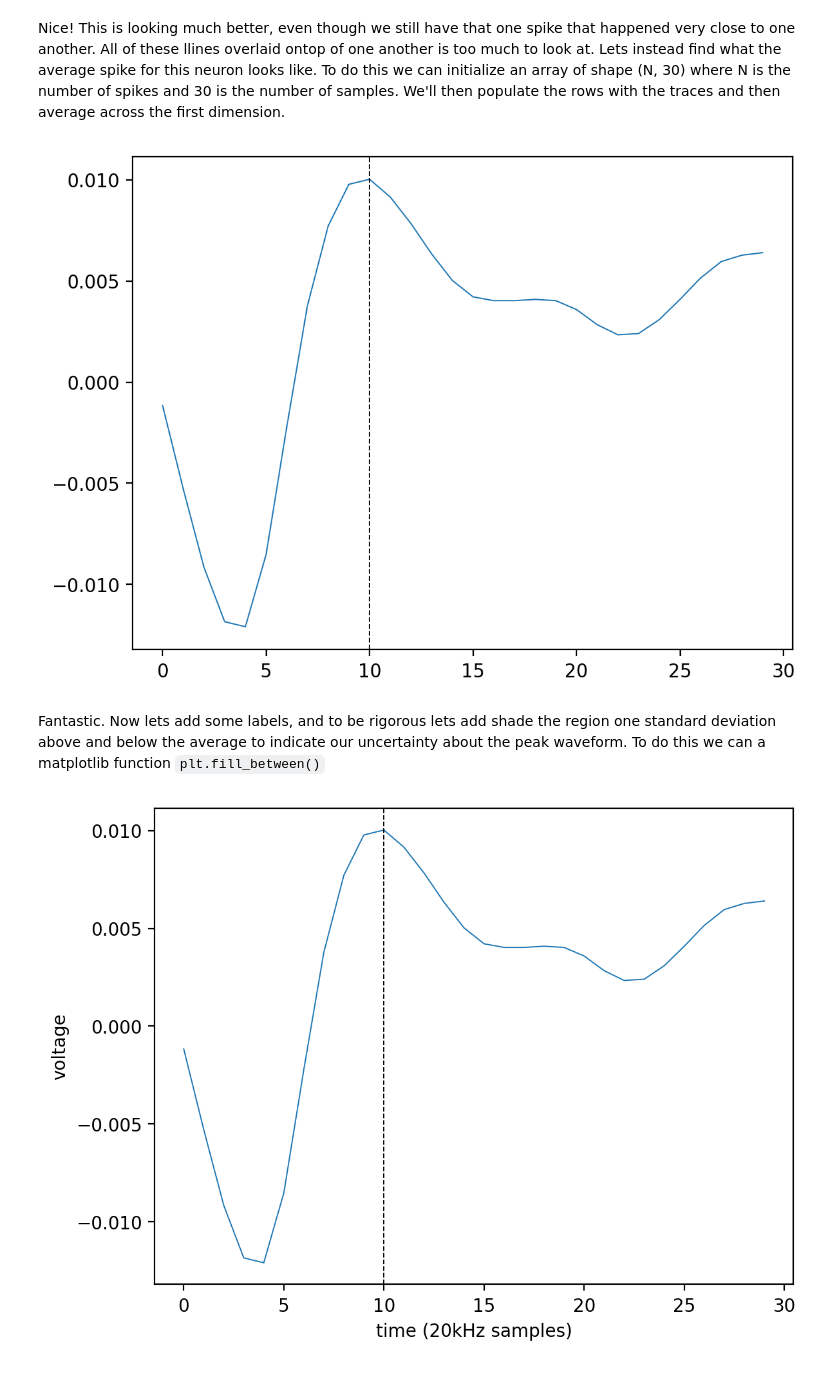
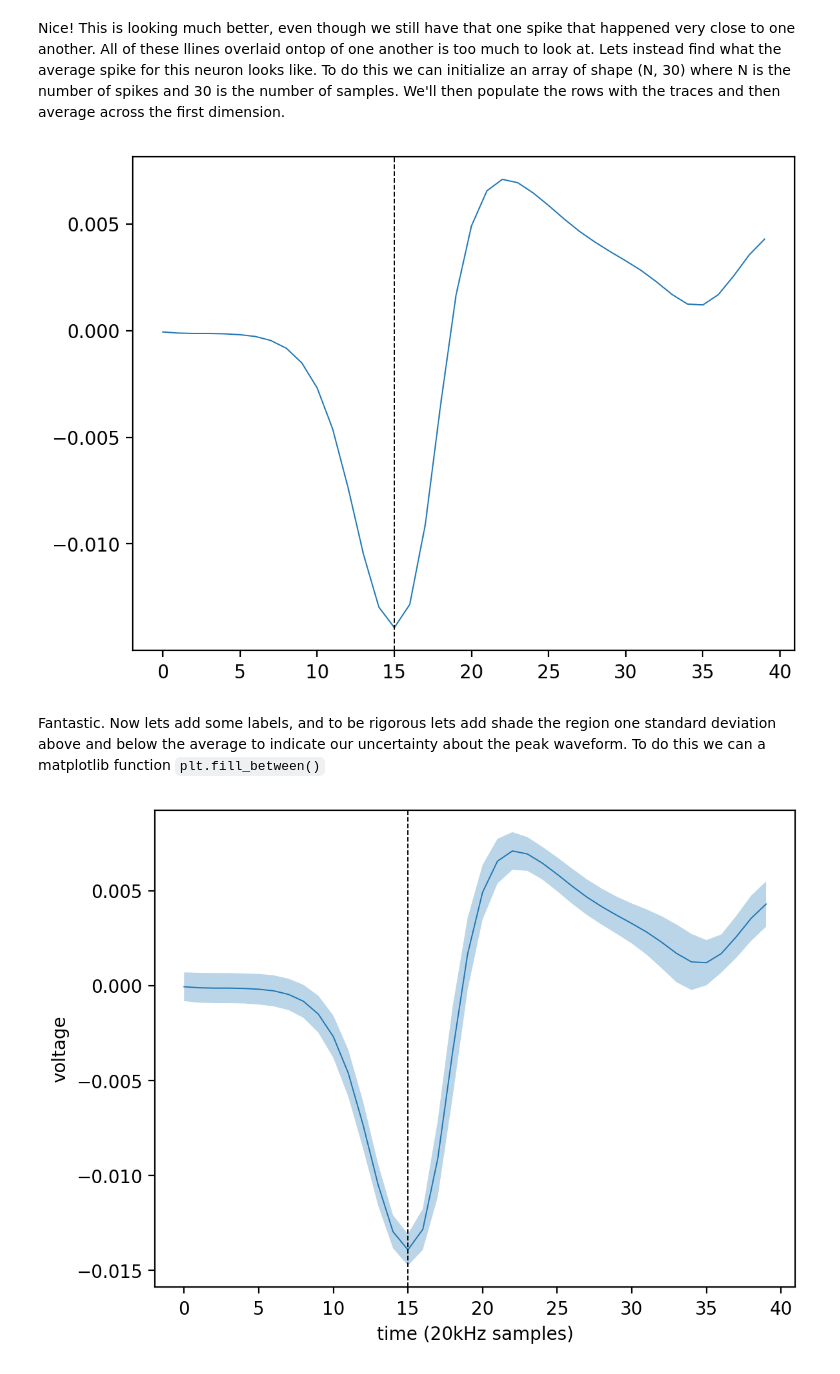
Before and after one commit to jeremyschroeter/Neuro301-Coding-Kit, a Jupyter notebook: Review-Notebooks/Python_EDA_Review.ipynb, the cells around one changed output. Drawn from its saved outputs; the diff is of its cells as text; code cells hidden in the pictures.

```diff
--- a/Review-Notebooks/Python_EDA_Review.ipynb
+++ b/Review-Notebooks/Python_EDA_Review.ipynb
@@ -113,6 +114,6 @@ If any of that doesn't make sense, please review and reach out if you still don'
 Now that we have filtered our peaks for just the ones we are interested in, lets use the indices to visualize the waveforms we recorded. Since the positions contained in <code>cluster_one_peaks</code> are when the peak actually occurs, this means we will have to take a slice from a few samples before the peak to a few samples afterwards.
 # %%
 for spike in cluster_one_peaks:
-    plt.plot(-1 * inverted_data[spike - 20:spike + 15], lw=0.7)
+    plt.plot(-1 * inverted_data[spike - 15:spike + 25], lw=0.7)
 plt.show()
 # %% [output]
@@ -122,12 +123,12 @@ Hmmmm....this looks wrong. We filtered our peak heights for those less than 0.02
 # %% [markdown]
 The problem is that we didn't specify a minimum distance between peaks. If you look at the peaks that seem outside of the range we want, you can see that there is a small hump between the larger spike. To fix this lets pass specify a minimum peak distance of 15 samples.
 # %%
-peaks, properties = signal.find_peaks(block, height=(None, None), width=(None, None), distance=35)
+peaks, properties = signal.find_peaks(inverted_data, height=(None, None), width=(None, None), distance=35)
 heights, widths = properties['peak_heights'], properties['widths']
 cluster_one_mask = (heights > 0.01) & (heights < 0.02)
 cluster_one_peaks = peaks[cluster_one_mask]
 
 for spike in cluster_one_peaks:
-    plt.plot(inverted_data[spike - 20:spike + 15], lw=0.7)
+    plt.plot(block[spike - 20:spike + 25], lw=0.7)
 plt.show()
 # %% [output]
@@ -136,25 +137,28 @@ plt.show()
 Nice! This is looking much better, even though we still have that one spike that happened very close to one another. All of these llines overlaid ontop of one another is too much to look at. Lets instead find what the average spike for this neuron looks like. To do this we can initialize an array of shape (N, 30) where N is the number of spikes and 30 is the number of samples. We'll then populate the rows with the traces and then average across the first dimension.
 # %%
 n_peaks = cluster_one_peaks.shape[0]
-spikes = np.zeros(shape=(n_peaks, 30))
+spikes = np.zeros(shape=(n_peaks, 40))
 for i, peak in enumerate(cluster_one_peaks):
-    spike = block[peak - 10:peak + 20]
+    spike = block[peak - 15:peak + 25]
     spikes[i] = spike
-average_spike = spikes.mean(axis=0)
-plt.plot(np.arange(30), average_spike, lw=0.7)
-plt.axvline(x=10, linestyle='--', lw=0.7, c='black')
+average_spike_one = spikes.mean(axis=0)
+plt.plot(average_spike_one, lw=0.7)
+plt.axvline(x=15, linestyle='--', lw=0.7, c='black')
 plt.show()
 # %% [output]
-[figure, old version]
+[figure, new version]
 # %% [markdown]
 Fantastic. Now lets add some labels, and to be rigorous lets add shade the region one standard deviation above and below the average to indicate our uncertainty about the peak waveform. To do this we can a matplotlib function <code>plt.fill_between()</code>
 # %%
-spike_sd = spikes.std(axis=0)
-plt.plot(average_spike, lw=0.7)
-plt.axvline(x=10, linestyle='--', lw=0.7, c='black')
-plt.fill_between(x=np.arange(30), y1=average_spike + spike_sd, y2=average_spike - spike_sd, alpha=0.3)
+spike_sd_one = spikes.std(axis=0)
+plt.plot(average_spike_one, lw=0.7)
+plt.axvline(x=15, linestyle='--', lw=0.7, c='black')
+plt.fill_between(x=np.arange(40),
+                 y1=average_spike_one + spike_sd_one,
+                 y2=average_spike_one - spike_sd_one,
+                 alpha=0.3)
 plt.xlabel('time (20kHz samples)')
 plt.ylabel('voltage')
 plt.show()
 # %% [output]
-[figure, old version]
+[figure, new version]
```
Also changed, not shown: parts of 10 cells of this notebook.
